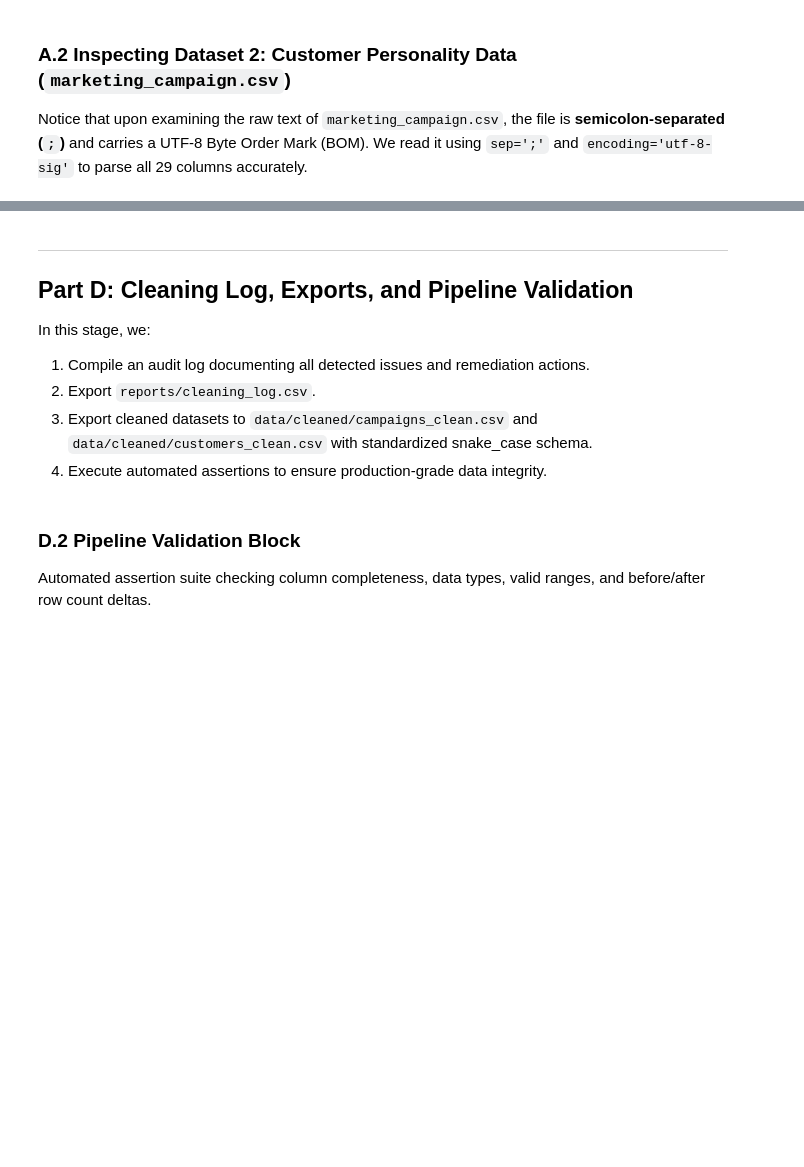
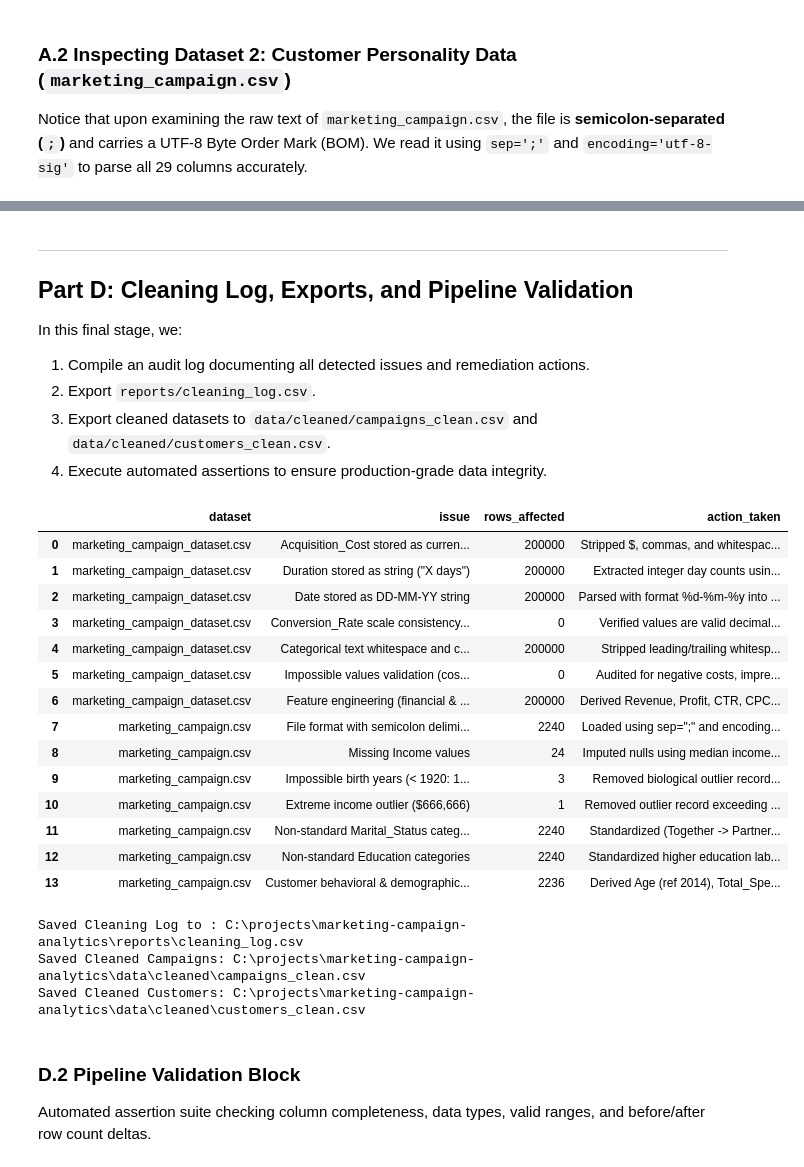
Before and after one commit to hayat-ishfaq/marketing-campaign-analytics, a Jupyter notebook: notebooks/01_cleaning.ipynb, the cells around one changed output, grey strips where cells are left out. Drawn from its saved outputs; the diff is of its cells as text; code cells hidden in the pictures; blank space fills up the shorter version.

Commit message:
feat: add data cleaning, exploratory data analysis notebooks, and visual reports for marketing campaign analytics

```diff
--- a/notebooks/01_cleaning.ipynb
+++ b/notebooks/01_cleaning.ipynb
@@ -351,8 +436,8 @@ edu_map = {
 }
 df_cust_clean['Education'] = df_cust_clean['Education'].map(edu_map).fillna(df_cust_clean['Education'])
 
-# Parse Dt_Customer to datetime string YYYY-MM-DD
-df_cust_clean['Dt_Customer'] = pd.to_datetime(df_cust_clean['Dt_Customer'], format='%Y-%m-%d').dt.strftime('%Y-%m-%d')
+# Parse Dt_Customer to datetime
+df_cust_clean['Dt_Customer'] = pd.to_datetime(df_cust_clean['Dt_Customer'], format='%Y-%m-%d')
 
 # 4. Derived Columns
 # Reference year 2014 reflects the survey collection window (2012 - mid 2014)
@@ -372,15 +457,12 @@ df_cust_clean['Campaigns_Accepted'] = df_cust_clean[cmp_flags].sum(axis=1)
 # Demographic Age Groups
 age_bins = [0, 29, 44, 59, 120]
 age_labels = ['<30', '30-44', '45-59', '60+']
-df_cust_clean['Age_Group'] = pd.cut(df_cust_clean['Age'], bins=age_bins, labels=age_labels, right=True).astype(str)
+df_cust_clean['Age_Group'] = pd.cut(df_cust_clean['Age'], bins=age_bins, labels=age_labels, right=True)
 
 # Socioeconomic Income Groups
 inc_bins = [0, 35000, 65000, 100000, np.inf]
 inc_labels = ['Low (<$35k)', 'Middle ($35k-$65k)', 'High ($65k-$100k)', 'Affluent (>$100k)']
-df_cust_clean['Income_Group'] = pd.cut(df_cust_clean['Income'], bins=inc_bins, labels=inc_labels, right=False).astype(str)
-
-# 5. Standardize all column names to lowercase snake_case
-df_cust_clean.columns = [col.lower() for col in df_cust_clean.columns]
+df_cust_clean['Income_Group'] = pd.cut(df_cust_clean['Income'], bins=inc_bins, labels=inc_labels, right=False)
 
 print(f"Cleaned Customer Dataset Dimensions: {df_cust_clean.shape[0]:,} rows x {df_cust_clean.shape[1]} columns")
-display(df_cust_clean[['id', 'age', 'age_group', 'education', 'marital_status', 'income', 'income_group', 'total_spend', 'campaigns_accepted']].head())
+display(df_cust_clean[['ID', 'Age', 'Age_Group', 'Education', 'Marital_Status', 'Income', 'Income_Group', 'Total_Spend', 'Campaigns_Accepted']].head())
@@ -388,10 +479,10 @@ display(df_cust_clean[['id', 'age', 'age_group', 'education', 'marital_status',
 ---
 ## Part D: Cleaning Log, Exports, and Pipeline Validation
 
-In this stage, we:
+In this final stage, we:
 1. Compile an audit log documenting all detected issues and remediation actions.
 2. Export `reports/cleaning_log.csv`.
-3. Export cleaned datasets to `data/cleaned/campaigns_clean.csv` and `data/cleaned/customers_clean.csv` with standardized snake_case schema.
+3. Export cleaned datasets to `data/cleaned/campaigns_clean.csv` and `data/cleaned/customers_clean.csv`.
 4. Execute automated assertions to ensure production-grade data integrity.
 # %%
 # 1. Construct the Cleaning Audit Log
@@ -406,13 +497,13 @@ cleaning_log_entries = [
         'dataset': 'marketing_campaign_dataset.csv',
         'issue': 'Duration stored as string ("X days")',
         'rows_affected': len(df_camp_raw),
-        'action_taken': 'Extracted integer day counts using regex; renamed to duration_days'
+        'action_taken': 'Extracted integer day counts using regex; converted to int64'
     },
     {
         'dataset': 'marketing_campaign_dataset.csv',
         'issue': 'Date stored as DD-MM-YY string',
         'rows_affected': len(df_camp_raw),
-        'action_taken': 'Parsed with format %d-%m-%y into standard datetime64[ns]; renamed to campaign_date'
+        'action_taken': 'Parsed with format %d-%m-%y into standard datetime64[ns]'
     },
     {
         'dataset': 'marketing_campaign_dataset.csv',
@@ -434,9 +525,9 @@ cleaning_log_entries = [
     },
     {
         'dataset': 'marketing_campaign_dataset.csv',
-        'issue': 'Feature engineering & schema normalization',
+        'issue': 'Feature engineering (financial & calendar KPIs)',
         'rows_affected': len(df_camp_raw),
-        'action_taken': 'Derived revenue, profit, ctr, cpc, roas, year, month, quarter; standardized columns to snake_case'
+        'action_taken': 'Derived Revenue, Profit, CTR, CPC, ROAS (with zero-division guards), Year, Month, Quarter'
     },
     {
         'dataset': 'marketing_campaign.csv',
@@ -470,35 +561,54 @@ cleaning_log_entries = [
     },
     {
         'dataset': 'marketing_campaign.csv',
         'issue': 'Non-standard Education categories',
         'rows_affected': len(df_cust_raw),
         'action_taken': 'Standardized higher education labels (Graduation -> Graduate, 2n Cycle -> Master)'
     },
     {
         'dataset': 'marketing_campaign.csv',
         'issue': 'Customer behavioral & demographic feature engineering',
         'rows_affected': len(df_cust_clean),
-        'action_taken': 'Derived age (ref 2014), total_spend, campaigns_accepted, age_group, income_group; lowercased columns to snake_case'
+        'action_taken': 'Derived Age (ref 2014), Total_Spend, Campaigns_Accepted, Age_Group, Income_Group'
     }
 ]
 
 df_cleaning_log = pd.DataFrame(cleaning_log_entries)
 display(df_cleaning_log)
 
 # Save Cleaning Log
 cleaning_log_path = REPORTS_DIR / 'cleaning_log.csv'
 df_cleaning_log.to_csv(cleaning_log_path, index=False)
 print(f"\nSaved Cleaning Log to : {cleaning_log_path.resolve()}")
 
-# Save Cleaned Datasets (snake_case columns)
+# Save Cleaned Datasets
 camp_clean_path = CLEAN_DATA_DIR / 'campaigns_clean.csv'
 cust_clean_path = CLEAN_DATA_DIR / 'customers_clean.csv'
 
 df_camp_clean.to_csv(camp_clean_path, index=False)
 df_cust_clean.to_csv(cust_clean_path, index=False)
 
 print(f"Saved Cleaned Campaigns: {camp_clean_path.resolve()}")
 print(f"Saved Cleaned Customers: {cust_clean_path.resolve()}")
+# %% [output]
+|  | dataset | issue | rows_affected | action_taken |
+| 0 | marketing_campaign_dataset.csv | Acquisition_Cost stored as curren... | 200000 | Stripped $, commas, and whitespac... |
+| 1 | marketing_campaign_dataset.csv | Duration stored as string ("X days") | 200000 | Extracted integer day counts usin... |
+| 2 | marketing_campaign_dataset.csv | Date stored as DD-MM-YY string | 200000 | Parsed with format %d-%m-%y into ... |
+| 3 | marketing_campaign_dataset.csv | Conversion_Rate scale consistency... | 0 | Verified values are valid decimal... |
+| 4 | marketing_campaign_dataset.csv | Categorical text whitespace and c... | 200000 | Stripped leading/trailing whitesp... |
+| 5 | marketing_campaign_dataset.csv | Impossible values validation (cos... | 0 | Audited for negative costs, impre... |
+| 6 | marketing_campaign_dataset.csv | Feature engineering (financial & ... | 200000 | Derived Revenue, Profit, CTR, CPC... |
+| 7 | marketing_campaign.csv | File format with semicolon delimi... | 2240 | Loaded using sep=";" and encoding... |
+| 8 | marketing_campaign.csv | Missing Income values | 24 | Imputed nulls using median income... |
+| 9 | marketing_campaign.csv | Impossible birth years (< 1920: 1... | 3 | Removed biological outlier record... |
+| 10 | marketing_campaign.csv | Extreme income outlier ($666,666) | 1 | Removed outlier record exceeding ... |
+| 11 | marketing_campaign.csv | Non-standard Marital_Status categ... | 2240 | Standardized (Together -> Partner... |
+| 12 | marketing_campaign.csv | Non-standard Education categories | 2240 | Standardized higher education lab... |
+| 13 | marketing_campaign.csv | Customer behavioral & demographic... | 2236 | Derived Age (ref 2014), Total_Spe... |
+Saved Cleaning Log to : C:\projects\marketing-campaign-analytics\reports\cleaning_log.csv
+Saved Cleaned Campaigns: C:\projects\marketing-campaign-analytics\data\cleaned\campaigns_clean.csv
+Saved Cleaned Customers: C:\projects\marketing-campaign-analytics\data\cleaned\customers_clean.csv
 # %% [markdown]
 ### D.2 Pipeline Validation Block
 Automated assertion suite checking column completeness, data types, valid ranges, and before/after row count deltas.
```
Also changed, not shown: parts of 19 cells of this notebook, 17 other files.
